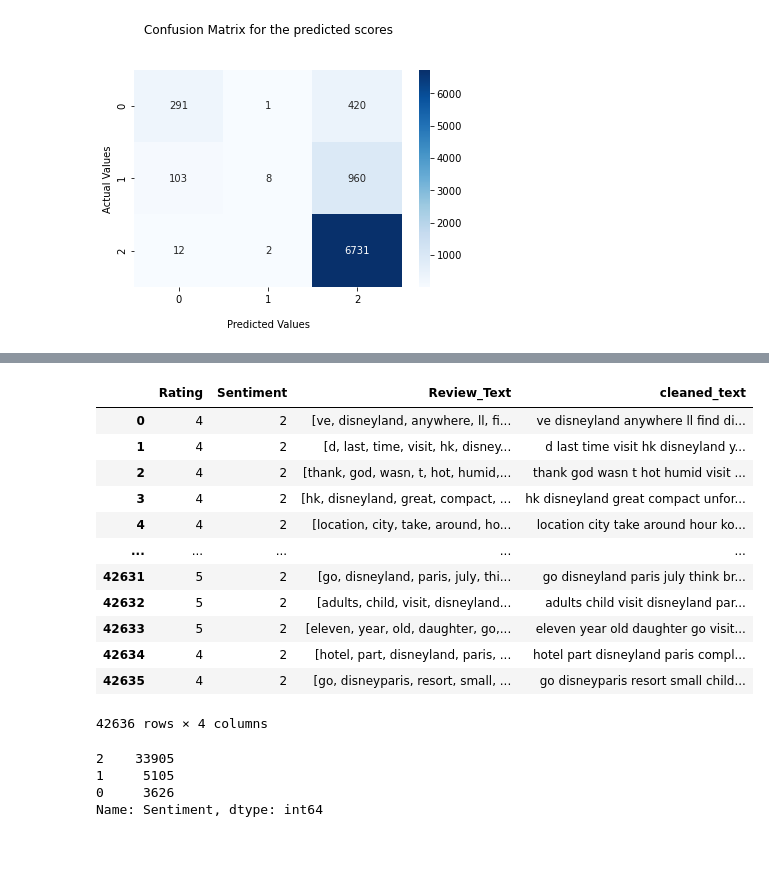
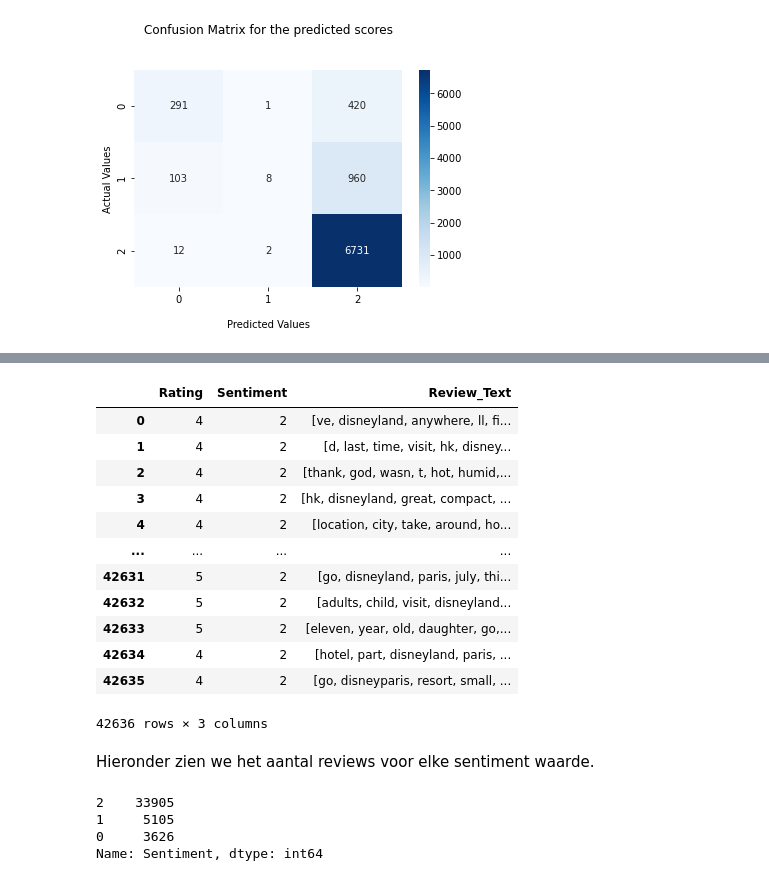
Before and after one commit to Xevro/NLP-Disney-reviews, a Jupyter notebook: Homework NLP/HomeworkNLP.ipynb, the cells around one changed output, grey strips where cells are left out. Cells and saved outputs as stored; diff of their text form; code cells hidden in the pictures; blank space fills up the shorter version.

```diff
--- a/Homework NLP/HomeworkNLP.ipynb
+++ b/Homework NLP/HomeworkNLP.ipynb
@@ -882,24 +904,26 @@ display_confusion_matrix(true_labels=test_sentiments, predicted_labels=svm_tfidf
 # %%
 rnndf = df.copy()
-rnndf.drop(columns=['Original_Text'], inplace=True)
+rnndf.drop(columns=['Original_Text', 'cleaned_text'], inplace=True)
 rnndf
 # %% [output]
-|  | Rating | Sentiment | Review_Text | cleaned_text |
-| 0 | 4 | 2 | [ve, disneyland, anywhere, ll, fi... | ve disneyland anywhere ll find di... |
-| 1 | 4 | 2 | [d, last, time, visit, hk, disney... | d last time visit hk disneyland y... |
-| 2 | 4 | 2 | [thank, god, wasn, t, hot, humid,... | thank god wasn t hot humid visit ... |
-| 3 | 4 | 2 | [hk, disneyland, great, compact, ... | hk disneyland great compact unfor... |
-| 4 | 4 | 2 | [location, city, take, around, ho... | location city take around hour ko... |
-| ... | ... | ... | ... | ... |
-| 42631 | 5 | 2 | [go, disneyland, paris, july, thi... | go disneyland paris july think br... |
-| 42632 | 5 | 2 | [adults, child, visit, disneyland... | adults child visit disneyland par... |
-| 42633 | 5 | 2 | [eleven, year, old, daughter, go,... | eleven year old daughter go visit... |
-| 42634 | 4 | 2 | [hotel, part, disneyland, paris, ... | hotel part disneyland paris compl... |
-| 42635 | 4 | 2 | [go, disneyparis, resort, small, ... | go disneyparis resort small child... |
+|  | Rating | Sentiment | Review_Text |
+| 0 | 4 | 2 | [ve, disneyland, anywhere, ll, fi... |
+| 1 | 4 | 2 | [d, last, time, visit, hk, disney... |
+| 2 | 4 | 2 | [thank, god, wasn, t, hot, humid,... |
+| 3 | 4 | 2 | [hk, disneyland, great, compact, ... |
+| 4 | 4 | 2 | [location, city, take, around, ho... |
+| ... | ... | ... | ... |
+| 42631 | 5 | 2 | [go, disneyland, paris, july, thi... |
+| 42632 | 5 | 2 | [adults, child, visit, disneyland... |
+| 42633 | 5 | 2 | [eleven, year, old, daughter, go,... |
+| 42634 | 4 | 2 | [hotel, part, disneyland, paris, ... |
+| 42635 | 4 | 2 | [go, disneyparis, resort, small, ... |
-42636 rows × 4 columns
+42636 rows × 3 columns
 # %%
 reviews_data = df['Review_Text'].values.tolist()
 y_sentiment = df['Sentiment'].values.tolist()
+# %% [markdown]
+Hieronder zien we het aantal reviews voor elke sentiment waarde.
 # %%
 df.Sentiment.value_counts()
 # %% [output]
```
Also changed, not shown: parts of 20 cells of this notebook.
